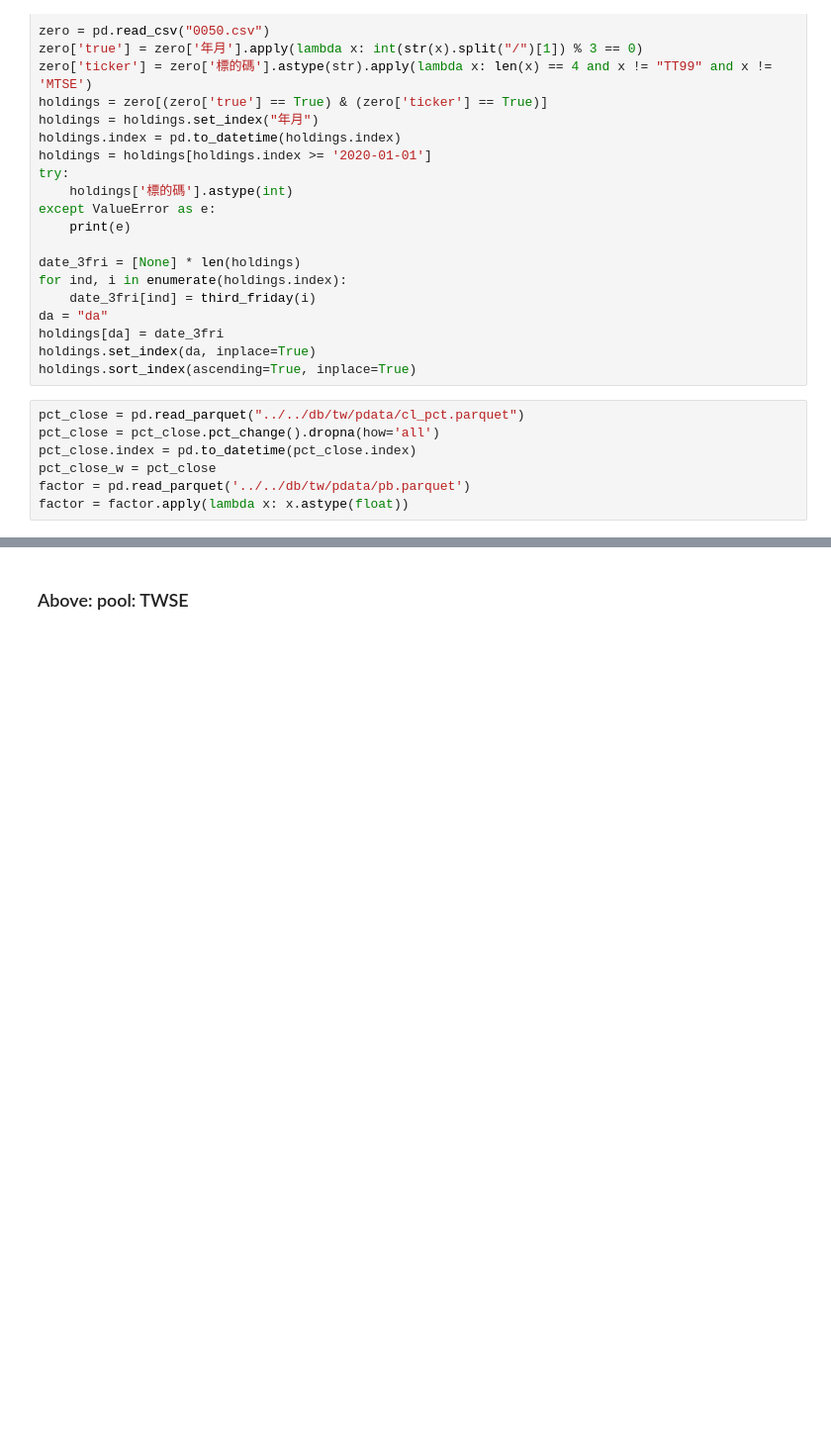
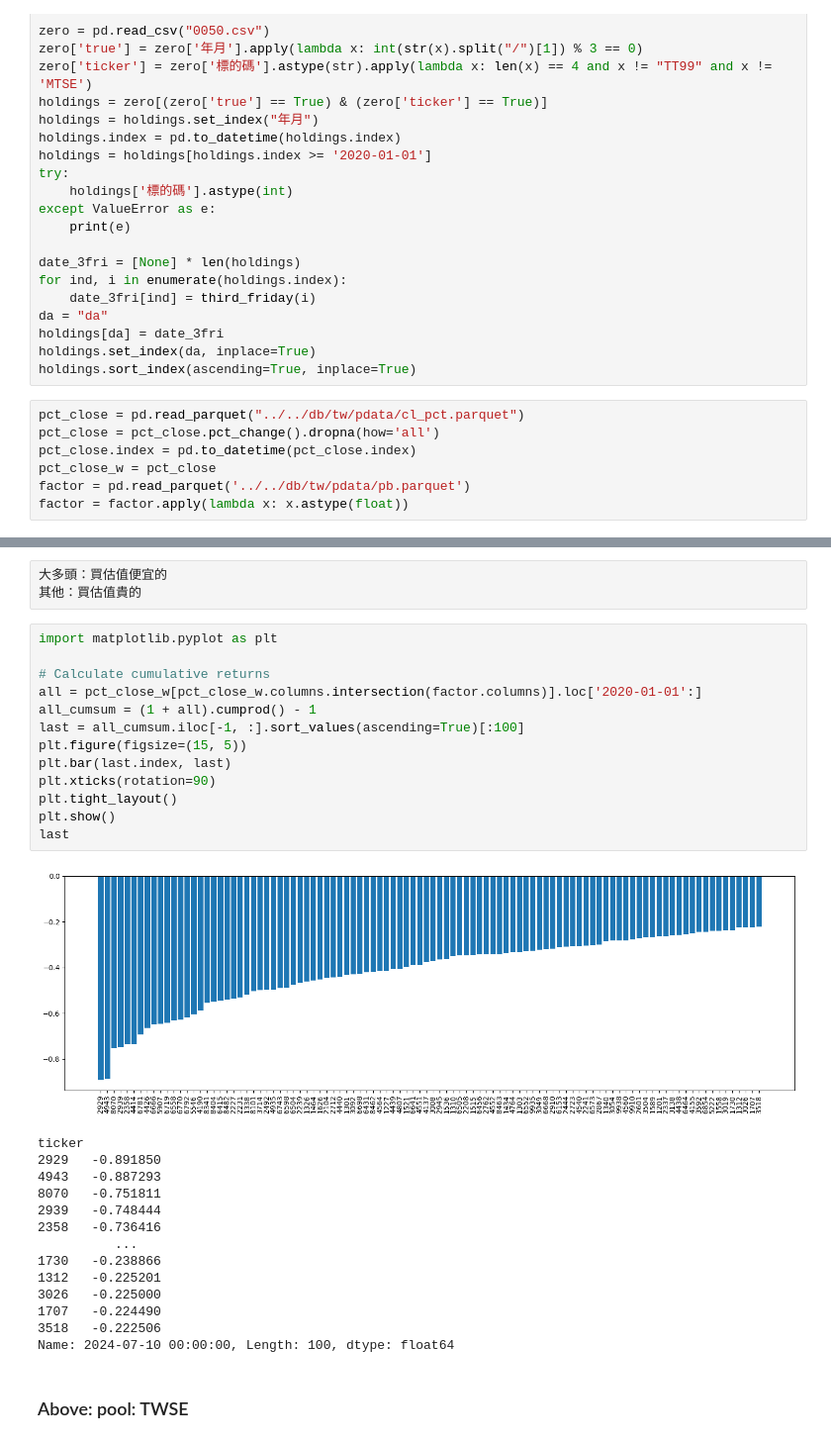
Before and after one commit to tsungyou/TS, a Jupyter notebook: factor/0050/PB.ipynb, the cells around one changed output, grey strips where cells are left out. Shown at 99% size. Cells and saved outputs as stored; diff of their text form; blank space fills up the shorter version.

```diff
--- a/factor/0050/PB.ipynb
+++ b/factor/0050/PB.ipynb
@@ -153,3 +168,34 @@ plt.show()
+# %%
+大多頭：買估值便宜的
+其他：買估值貴的
+# %%
+import matplotlib.pyplot as plt
+
+# Calculate cumulative returns
+all = pct_close_w[pct_close_w.columns.intersection(factor.columns)].loc['2020-01-01':]
+all_cumsum = (1 + all).cumprod() - 1
+last = all_cumsum.iloc[-1, :].sort_values(ascending=True)[:100]
+plt.figure(figsize=(15, 5))
+plt.bar(last.index, last)
+plt.xticks(rotation=90)
+plt.tight_layout()
+plt.show()
+last
+# %% [output]
+[figure, added]
+ticker
+2929   -0.891850
+4943   -0.887293
+8070   -0.751811
+2939   -0.748444
+2358   -0.736416
+          ...
+1730   -0.238866
+1312   -0.225201
+3026   -0.225000
+1707   -0.224490
+3518   -0.222506
+Name: 2024-07-10 00:00:00, Length: 100, dtype: float64
 # %% [markdown]
 ### Above: pool: TWSE
 # %% [markdown]
```
Also changed, not shown: parts of 8 cells of this notebook, 4 other files.
